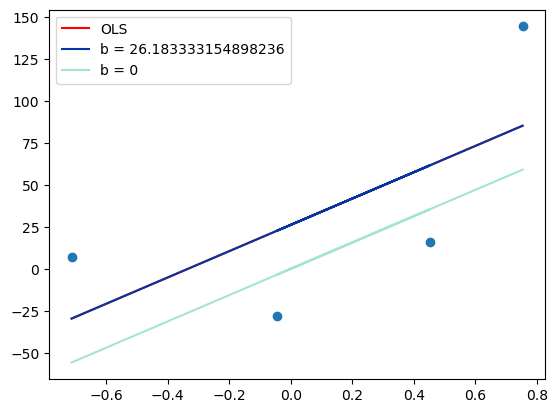
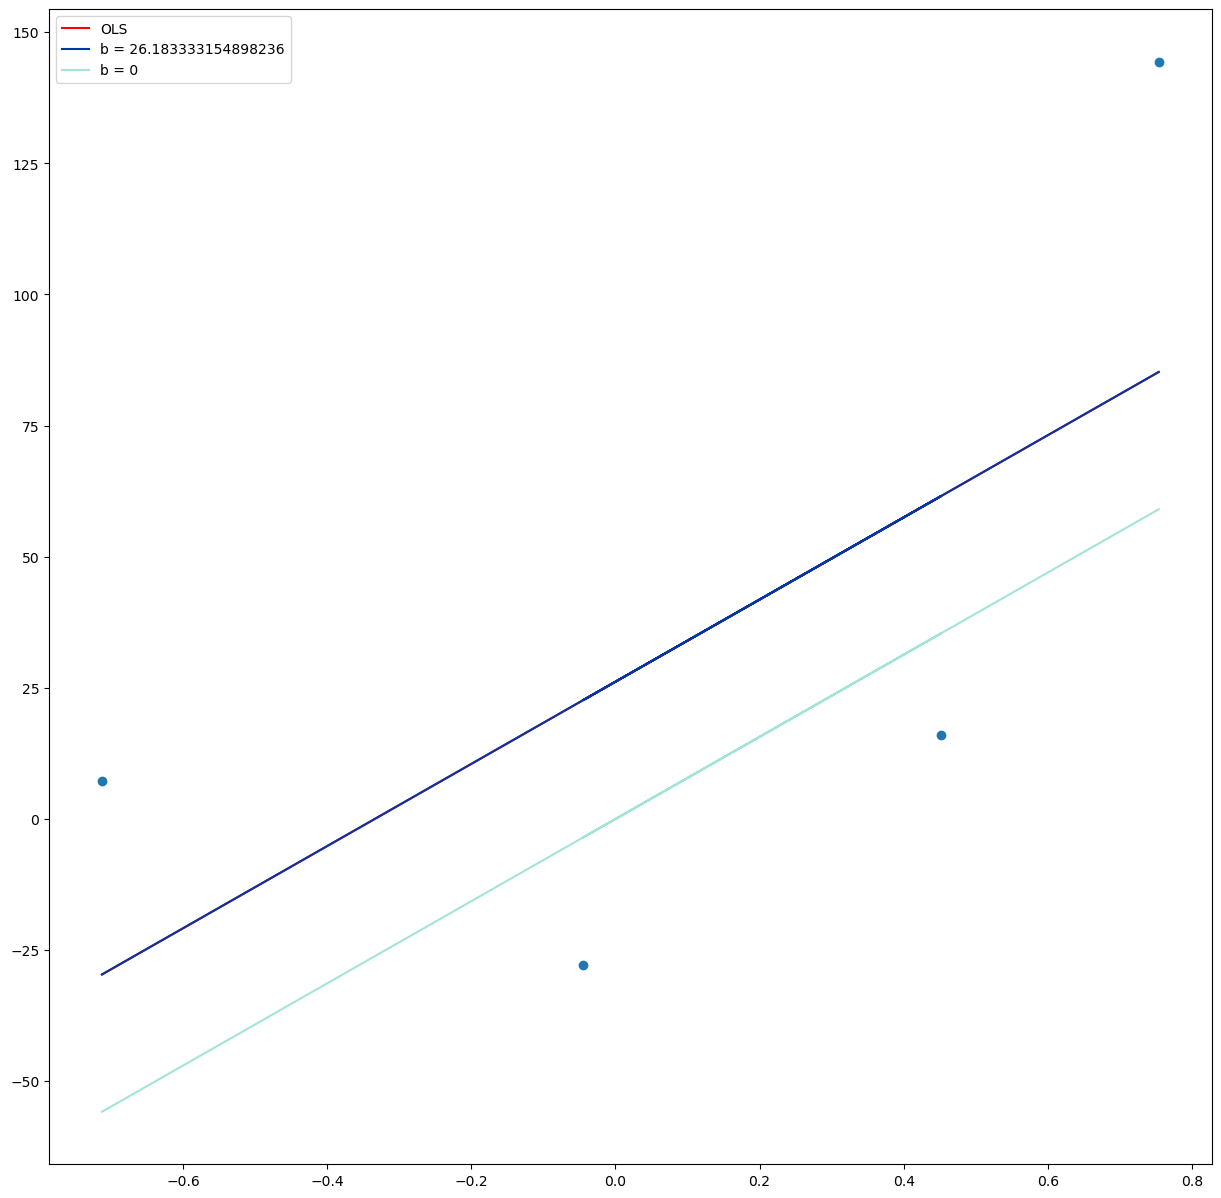
The change to this notebook cell's code, shown as a diff; its figure went from the first image to the second:
--- before
+++ after
@@ -1,3 +1,4 @@
 y_pred1 = ((78.35 * X) + b).reshape(4)
+plt.figure(figsize=(15,15))
 
 plt.scatter(X,y)

Commit: going close